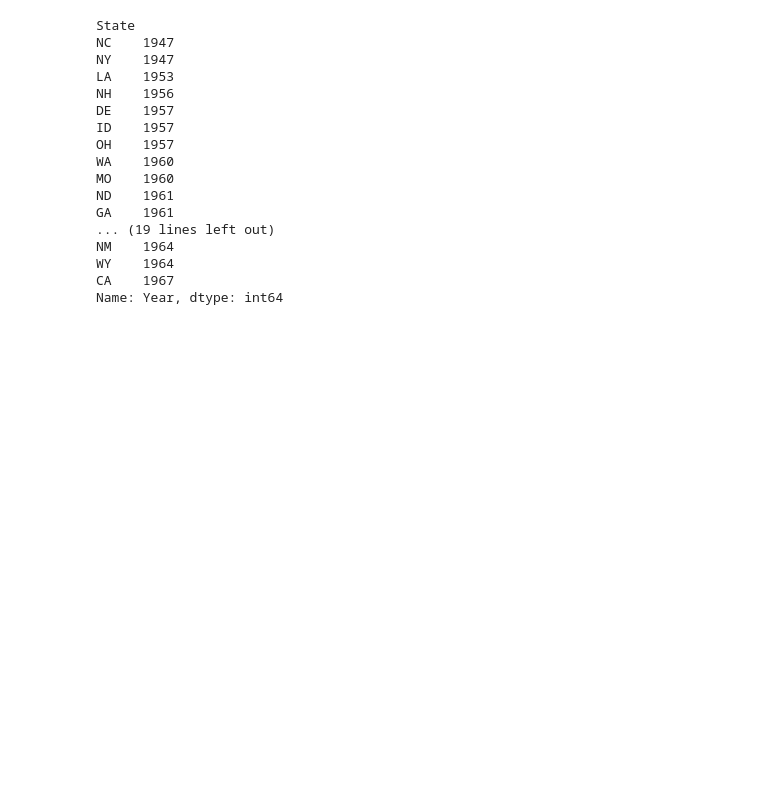
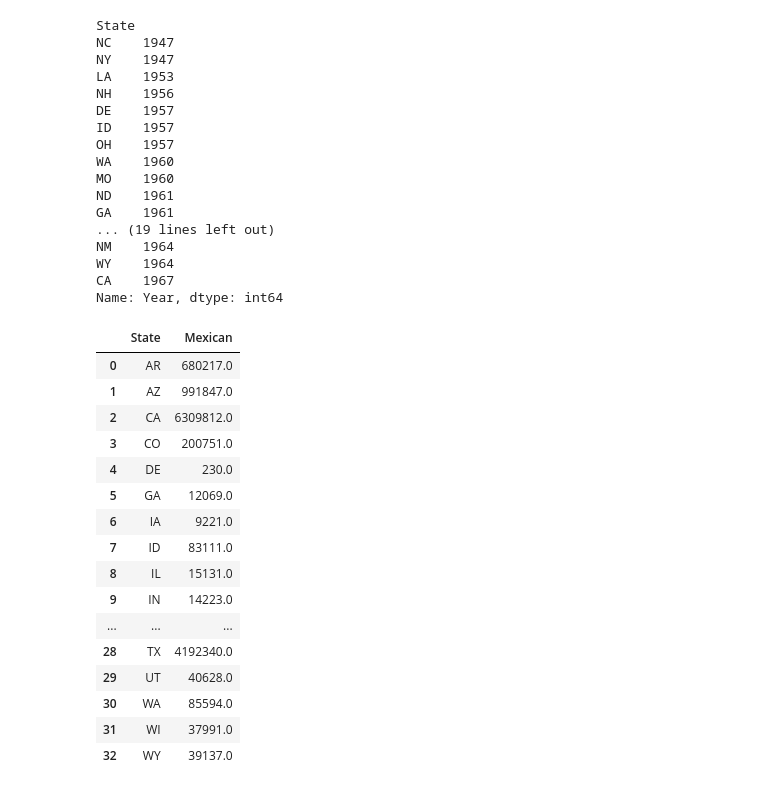
Before and after one commit to kyliefmiller/research-project, a Jupyter notebook: notebooks/mexican-analysis.ipynb, the cells around one changed output. Drawn from its saved outputs; the diff is of its cells as text; code cells hidden in the pictures; blank space fills up the shorter version.

```diff
--- a/notebooks/mexican-analysis.ipynb
+++ b/notebooks/mexican-analysis.ipynb
@@ -273,3 +273,24 @@ NM    1964
 WY    1964
 CA    1967
 Name: Year, dtype: int64
+# %%
+mexican_for_map = mexican_df.groupby('State')['Mexican'].sum().reset_index()
+mexican_for_map
+# %% [output]
+|  | State | Mexican |
+| 0 | AR | 680217.0 |
+| 1 | AZ | 991847.0 |
+| 2 | CA | 6309812.0 |
+| 3 | CO | 200751.0 |
+| 4 | DE | 230.0 |
+| 5 | GA | 12069.0 |
+| 6 | IA | 9221.0 |
+| 7 | ID | 83111.0 |
+| 8 | IL | 15131.0 |
+| 9 | IN | 14223.0 |
+| ... | ... | ... |
+| 28 | TX | 4192340.0 |
+| 29 | UT | 40628.0 |
+| 30 | WA | 85594.0 |
+| 31 | WI | 37991.0 |
+| 32 | WY | 39137.0 |
```
